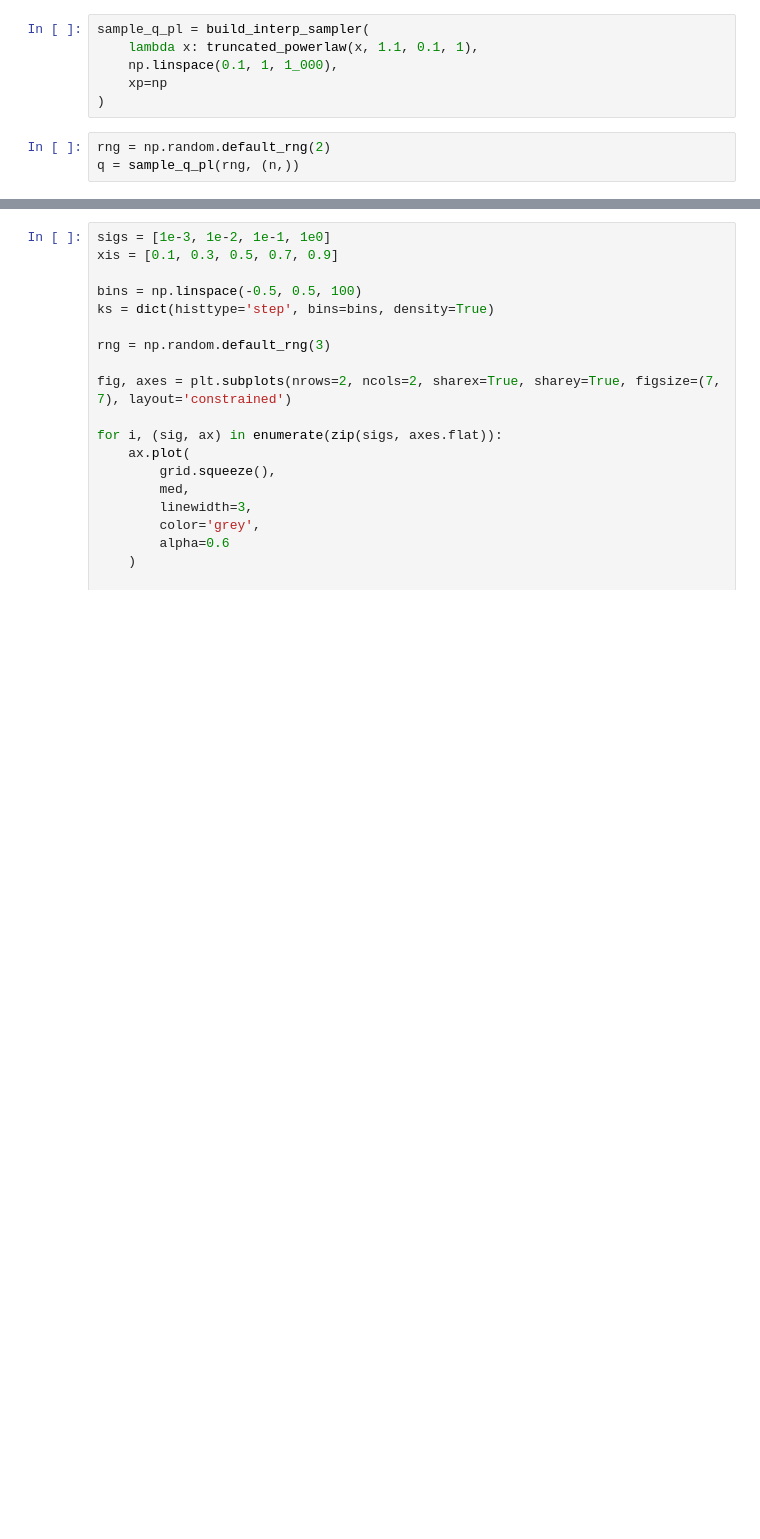
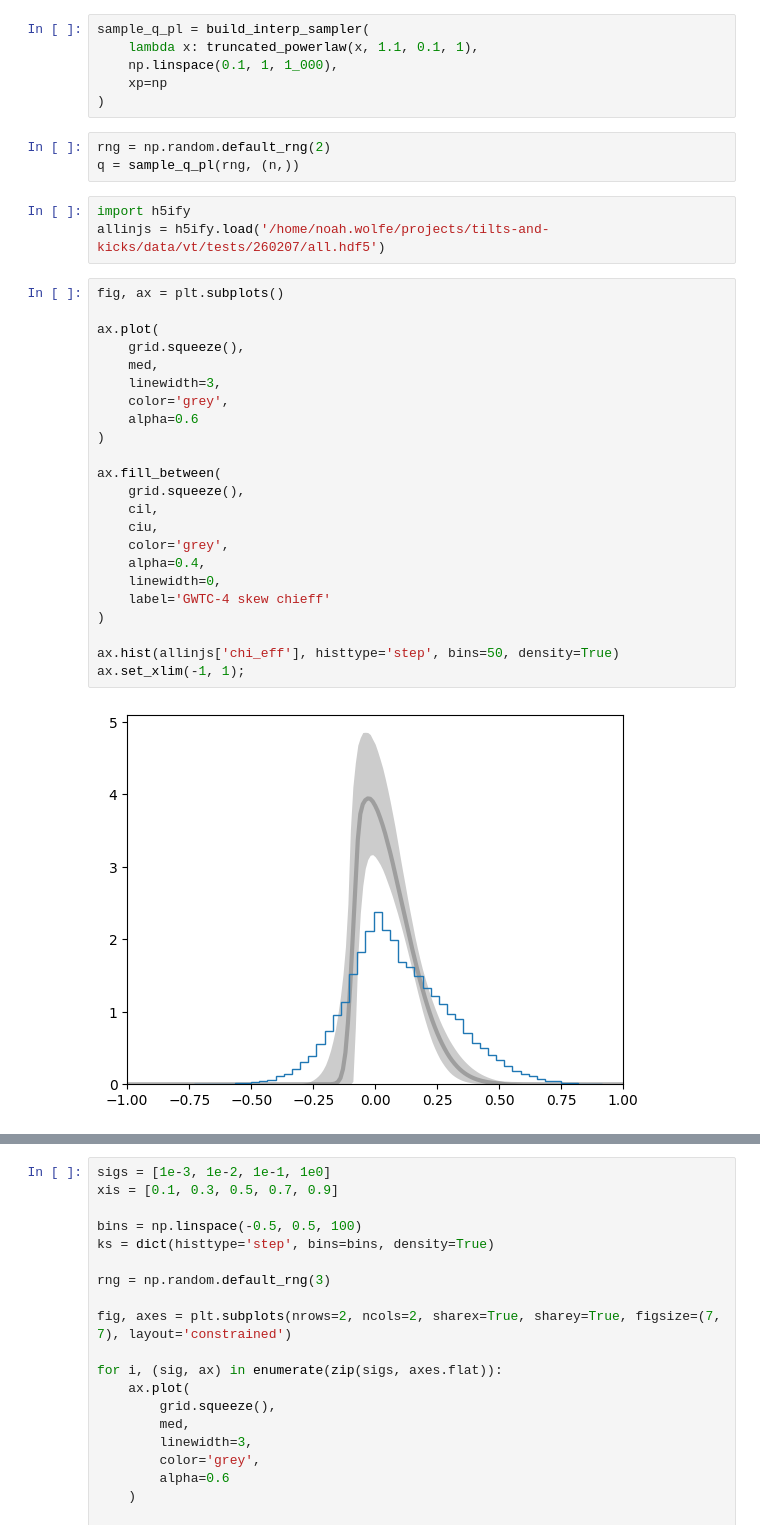
Before and after one commit to noahewolfe/tilts-and-kicks, a Jupyter notebook: code/explore/02-cos-tilt-mixtures.ipynb, the cells around one changed output, grey strips where cells are left out. Saved outputs shown, nothing was run; the diff lists cells and outputs as text; blank space fills up the shorter version.

```diff
--- a/code/explore/02-cos-tilt-mixtures.ipynb
+++ b/code/explore/02-cos-tilt-mixtures.ipynb
@@ -118,3 +115,31 @@ sample_q_pl = build_interp_sampler(
 # %%
 rng = np.random.default_rng(2)
 q = sample_q_pl(rng, (n,))
+# %%
+import h5ify
+allinjs = h5ify.load('/home/noah.wolfe/projects/tilts-and-kicks/data/vt/tests/260207/all.hdf5')
+# %%
+fig, ax = plt.subplots()
+
+ax.plot(
+    grid.squeeze(),
+    med,
+    linewidth=3,
+    color='grey',
+    alpha=0.6
+)
+
+ax.fill_between(
+    grid.squeeze(),
+    cil,
+    ciu,
+    color='grey',
+    alpha=0.4,
+    linewidth=0,
+    label='GWTC-4 skew chieff'
+)
+
+ax.hist(allinjs['chi_eff'], histtype='step', bins=50, density=True)
+ax.set_xlim(-1, 1);
+# %% [output]
+[figure, added]
```
Also changed, not shown: parts of 5 cells of this notebook, 1 other file.
